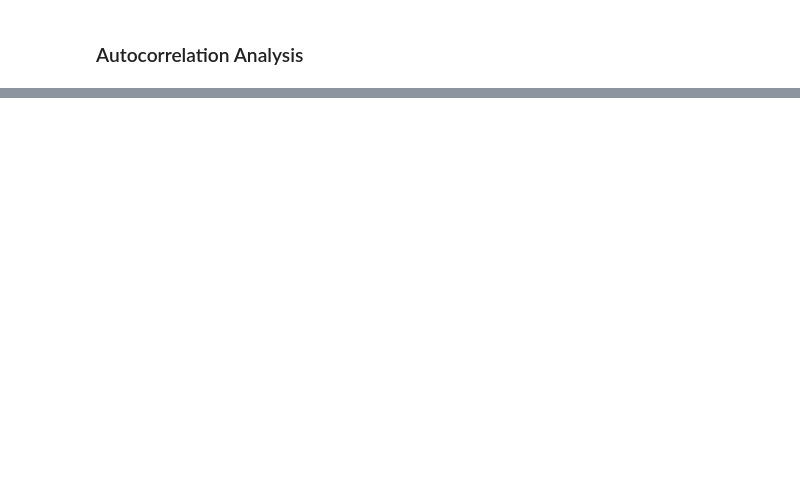
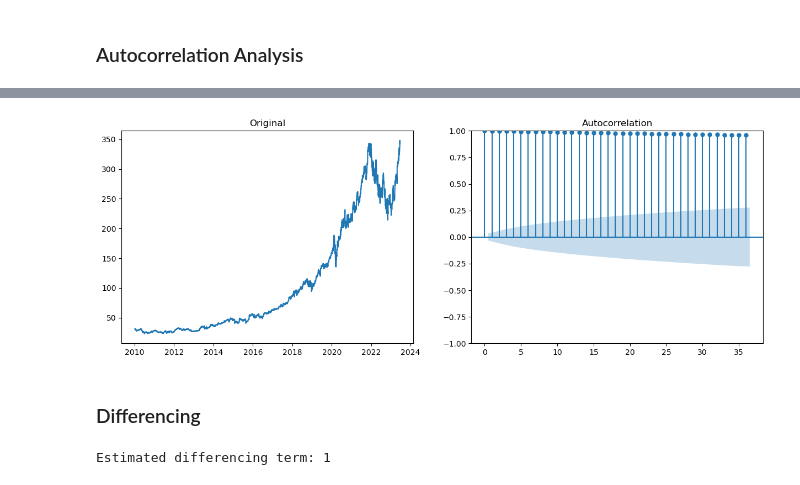
Before and after one commit to Stephie01/Time-Series-Analysis---Predicting-Microsoft-Stock-Prices-, a Jupyter notebook: project.ipynb, the cells around one changed output, grey strips where cells are left out. Drawn from its saved outputs; the diff is of its cells as text; code cells hidden in the pictures; blank space fills up the shorter version.

```diff
--- a/project.ipynb
+++ b/project.ipynb
@@ -663,0 +621,18 @@ plot_pacf(df['Close'],lags=40);
+# %%
+fig, (ax1, ax2) = plt.subplots(1, 2, figsize=(15, 5))
+
+ax1.plot(df.Close)
+ax1.set_title('Original')
+plot_acf(df.Close, ax=ax2);
+# %% [output]
+[figure, added]
+# %% [markdown]
+### Differencing
+# %%
+from pmdarima.arima.utils import ndiffs
+
+ndf = ndiffs(df.Close, test='adf')
+
+print(f'Estimated differencing term: {ndf}')
+# %% [output]
+Estimated differencing term: 1
```
Also changed, not shown: parts of 12 cells of this notebook.
